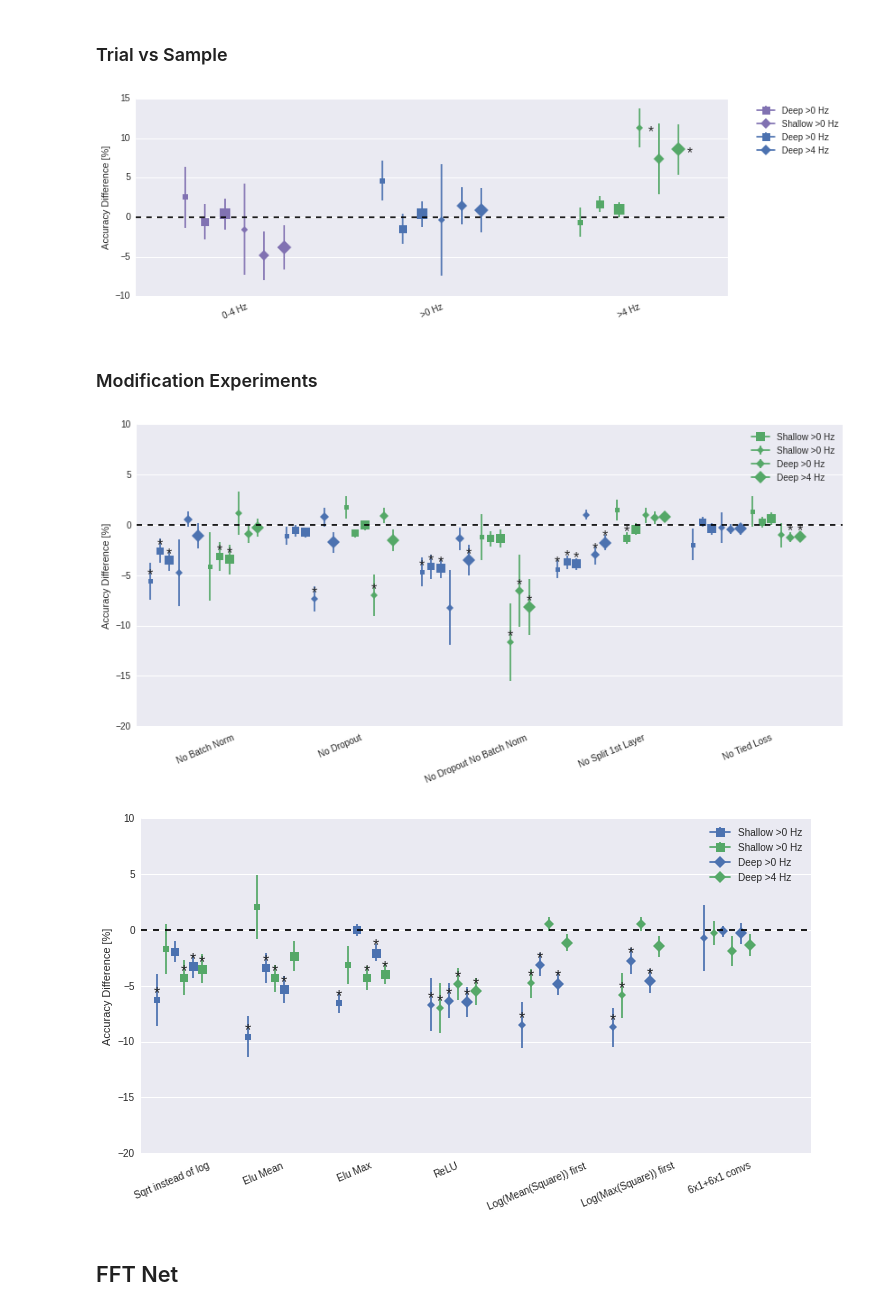
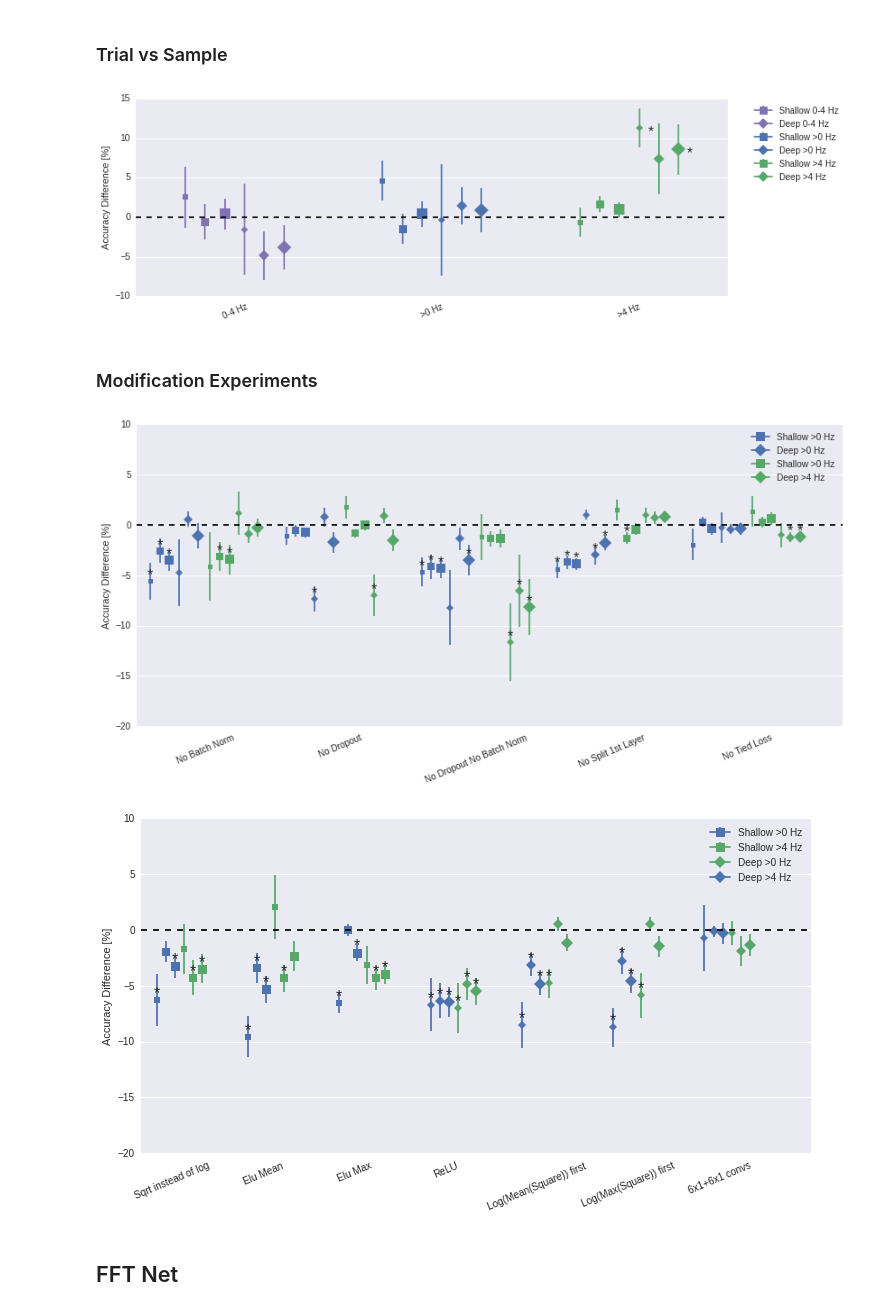
Before and after one commit to robintibor/braindevel, a Jupyter notebook: braindecode/notebooks/results/Final_Comparison.ipynb, the cells around one changed output. Cells and saved outputs as stored; diff of their text form; code cells hidden in the pictures.

Commit message:
before cleaning sets

```diff
--- a/braindecode/notebooks/results/Final_Comparison.ipynb
+++ b/braindecode/notebooks/results/Final_Comparison.ipynb
@@ -156,6 +156,21 @@ df_deep_epo_ours = load_data_frame('data/models/paper/ours/epo/deep4/', shorten_
 df_deep_epo_bcic = load_data_frame('data/models/paper/bci-competition/epo/deep4/', shorten_headers=False)
 df_shallow_epo_ours = load_data_frame('data/models/paper/ours/epo/shallow//', shorten_headers=False)
 df_shallow_epo_bcic = load_data_frame('data/models/paper/bci-competition/epo/shallow//', shorten_headers=False)
+# %%
+only_clean_sets = True
+
+def clean_datasets(df):
+    unclean_names = ['AnWe', 'SvMu']
+    for name in unclean_names:
+        df = df[np.logical_not(df.dataset_filename.str.contains(name))]
+    return df
+
+if only_clean_sets:
+    df_deep_cnt_ours = clean_datasets(df_deep_cnt_ours)
+    df_csp_ours = clean_datasets(df_csp_ours)
+    df_shallow_cnt_ours = clean_datasets(df_shallow_cnt_ours)
+    df_deep_epo_ours = clean_datasets(df_deep_epo_ours)
+    df_shallow_epo_ours = clean_datasets(df_shallow_epo_ours)
 # %%
 all_df = pd.DataFrame(columns=('dataset_filename', 'test_filename', 'time', 'test', 'train', 'net', 'freq', 'dataset'))
 # %% [markdown]
@@ -743,11 +758,12 @@ plt.grid('off', axis='x')
 plt.ylabel('Accuracy Difference [%]')
 ax = plt.gca()
 handles, labels = ax.get_legend_handles_labels()
-ax.legend(handles[1::3], ('Deep >0 Hz', 'Shallow >0 Hz','Deep >0 Hz','Deep >4 Hz'),
+ax.legend(handles[1::3], ('Shallow 0-4 Hz', 'Deep 0-4 Hz',
+                          'Shallow >0 Hz', 'Deep >0 Hz','Shallow >4 Hz','Deep >4 Hz'),
           bbox_to_anchor=(1.2,1))
 None
 # %% [output]
-[figure, old version]
+[figure, new version]
 # %% [markdown]
 ### Modification Experiments
 # %%
@@ -985,72 +1001,69 @@ plt.ylabel('Accuracy Difference [%]')
 
 ax = plt.gca()
 handles, labels = ax.get_legend_handles_labels()
-ax.legend(handles[8:12], ('Shallow >0 Hz', 'Shallow >0 Hz','Deep >0 Hz','Deep >4 Hz'), bbox_to_anchor=(1,1))
+ax.legend(handles[2::3], ('Shallow >0 Hz', 'Deep >0 Hz','Shallow >0 Hz','Deep >4 Hz'), bbox_to_anchor=(1,1))
 None
 # %% [output]
-[figure, old version]
+[figure, new version]
 # %%
 plt.figure(figsize=(12,6))
 offset = 0
 for i_var, var_name in enumerate(uncommon_variants):
-    for dataset in 'bcic', 'ours', 'combined':
-        label = ''
-        if 'bcic' == dataset:
-            markersize=6
-        elif 'ours' == dataset:
-            markersize=7.5
-        if 'combined' == dataset:
-            markersize=9
+    for freq in [">0", ">4"]:
         for net in 'shallow', 'deep':
-            if net == 'shallow' and var_name in other_deep_vars:
-                continue
-            if net == 'deep' and var_name in other_shallow_vars:
-                continue
+            for dataset in 'bcic', 'ours', 'combined':
+                if net == 'shallow' and var_name in other_deep_vars:
+                    continue
+                if net == 'deep' and var_name in other_shallow_vars:
+                    continue
+                if 'bcic' == dataset:
+                    markersize=6
+                elif 'ours' == dataset:
+                    markersize=7.5
+                if 'combined' == dataset:
+                    markersize=9
 
-            if net == 'deep':
-                marker = 'D'
-            else:
-                marker = 's'
-            for freq in [">0", ">4"]:
+                if net == 'deep':
+                    marker = 'D'
+                else:
+                    marker = 's'
                 if '>0' == freq:
                     color = seaborn.color_palette()[0]
-                    label += '>0 Hz'
                 elif '>4' == freq:
                     color = seaborn.color_palette()[1]
-                    label += '>4 Hz'
                 this_var = df_mod[(df_mod.variant == var_name) &
                                  (df_mod.net == net) &
                                  (df_mod.freq == freq) &
                                  (df_mod.dataset == dataset)]
 
                 plt.errorbar(offset, this_var['diff'][0], color=color,
                              yerr=this_var['stderr'][0], marker=marker,
                             markersize=markersize, label='dummy')
                 if this_var['rand'][0] < 0.05:
                     plt.annotate(
                             '*', xy = (offset, this_var['diff'][0]), xytext = (-3, 15), fontsize=16,
                             textcoords = 'offset points', ha = 'left', va = 'top',)
                 offset += 0.3
 
     offset += 0.5
     offset = np.ceil(offset)
 plt.ylim(-20,10)
 plt.axhline(y=0, color='black', linestyle='dashed')
 
 plt.xticks(np.arange(0.5,20.3,3), uncommon_variants, rotation=23)
 plt.grid('off', axis='x')
 plt.xlim(-0.5, 21.5)
 
 plt.ylabel('Accuracy Difference [%]')
 
 
 ax = plt.gca()
 handles, labels = ax.get_legend_handles_labels()
-ax.legend(handles[4:6] + handles[22:24],
-          ('Shallow >0 Hz', 'Shallow >0 Hz','Deep >0 Hz','Deep >4 Hz'), bbox_to_anchor=(1,1))
+ax.legend(handles[2:7:3] + handles[23:30:3],
+          ('Shallow >0 Hz', 'Shallow >4 Hz','Deep >0 Hz','Deep >4 Hz'), bbox_to_anchor=(1,1))
 None
 # %% [output]
-[figure, old version]
+[figure, new version]
 # %% [markdown]
 ## FFT Net
 # %%
```
